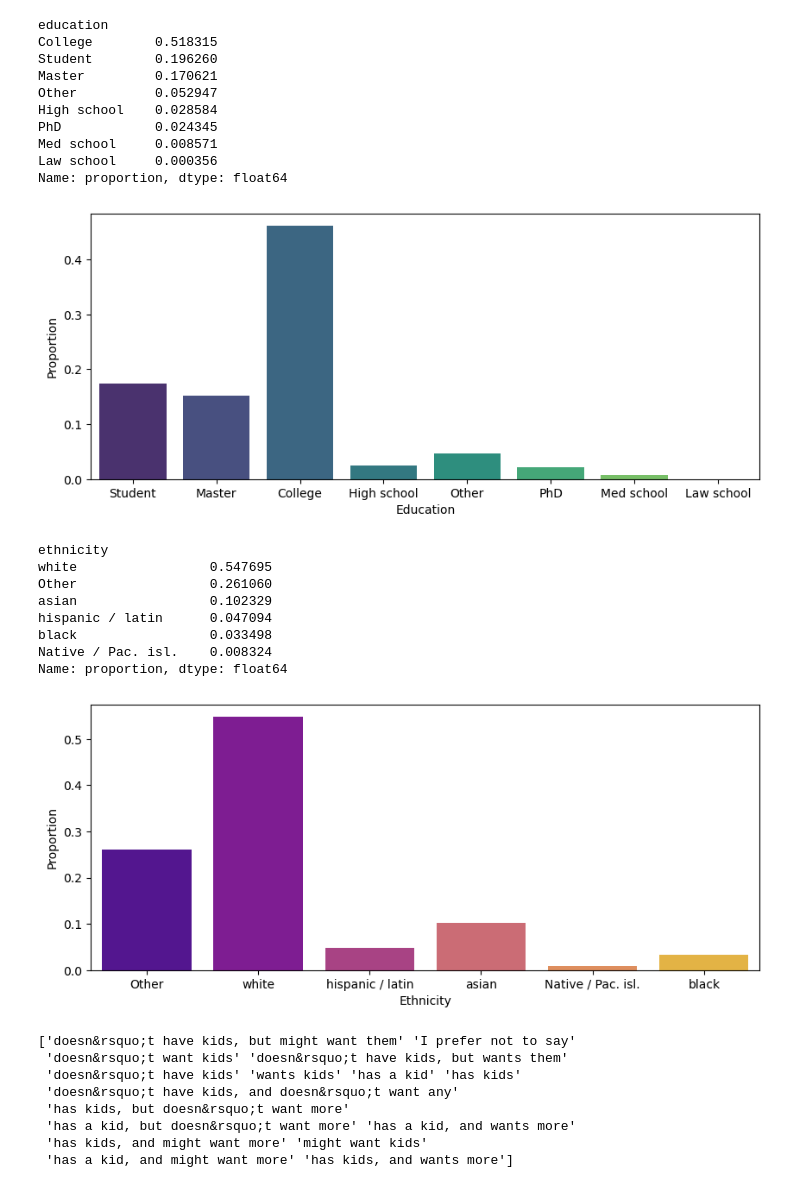
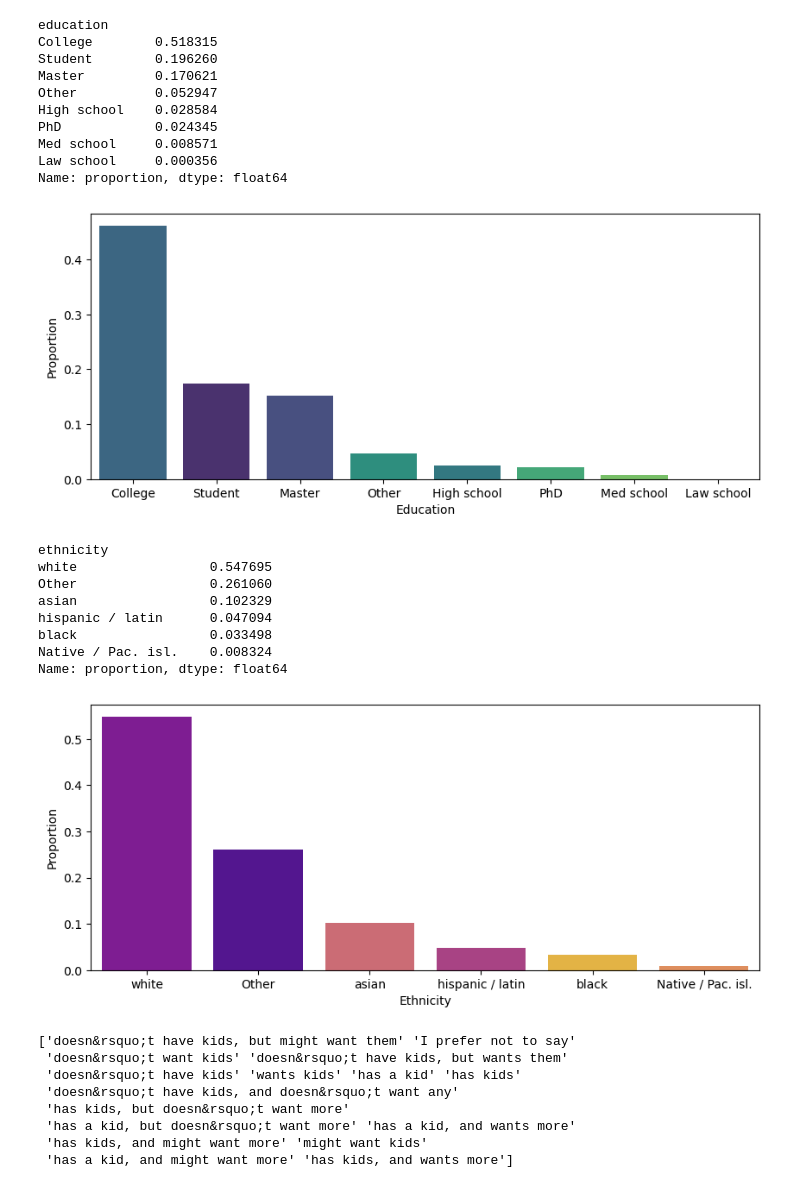
Before and after one commit to SereArmiento/Projects, a Jupyter notebook: OKCupid-Date-A-Scientist-Starter/date-a-scientist.ipynb, the cells around one changed output. Saved outputs shown, nothing was run; the diff lists cells and outputs as text; code cells hidden in the pictures.

```diff
--- a/OKCupid-Date-A-Scientist-Starter/date-a-scientist.ipynb
+++ b/OKCupid-Date-A-Scientist-Starter/date-a-scientist.ipynb
@@ -399,0 +435,15 @@ plt.close()
+# %%
+def simplify_body(row):
+    if 'a little extra' in row or 'overweight' in row:
+        return 'Overweight'
+    elif 'average' in row:
+        return 'Average'
+    elif 'thin' in row or 'athletic' in row or 'fit' in row or 'skinny' in row or 'jacked' in row:
+        return 'Slim/Fit'
+    elif 'I prefer not to say' in row or 'rather not say' in row or 'used up' in row:
+        return 'Ambiguous/not specified'
+    else:
+        return 'Curvy/Fuller'
+
+df.body_type = df.body_type.apply(simplify_body)
+print(df.body_type.value_counts(normalize=True))
@@ -446,14 +516,16 @@ Med school     0.008571
 Law school     0.000356
 Name: proportion, dtype: float64
 # %%
+order_edu = df.education.value_counts()
+
 plt.figure(figsize=(10, 4))
-sns.countplot(x = df.education, stat= 'proportion', hue = df.education, legend=False, palette= 'viridis')
+sns.countplot(x = df.education, stat= 'proportion', order = order_edu.index ,hue = df.education, legend=False, palette= 'viridis')
 plt.xlabel('Education')
 plt.ylabel('Proportion')
 plt.show()
 plt.close()
 # %% [output]
-[figure, old version]
+[figure, new version]
 # %%
 # Use vectorized operations to modify the 'ethnicity' column
 df.loc[df.ethnicity == 'pacific islander', 'ethnicity'] = 'Native / Pac. isl.'
@@ -473,14 +545,16 @@ black                 0.033498
 Native / Pac. isl.    0.008324
 Name: proportion, dtype: float64
 # %%
+order_ethn = df.ethnicity.value_counts()
+
 plt.figure(figsize=(10, 4))
-sns.countplot(x = df.ethnicity, hue = df.ethnicity, stat = 'proportion', palette= 'plasma')
+sns.countplot(x = df.ethnicity, hue = df.ethnicity, order = order_ethn.index ,stat = 'proportion', palette= 'plasma')
 plt.xlabel('Ethnicity')
 plt.ylabel('Proportion')
 plt.show()
 plt.close()
 # %% [output]
-[figure, old version]
+[figure, new version]
 # %%
 print(df.offspring.unique())
 # %% [output]
```
Also changed, not shown: parts of 51 cells of this notebook.
